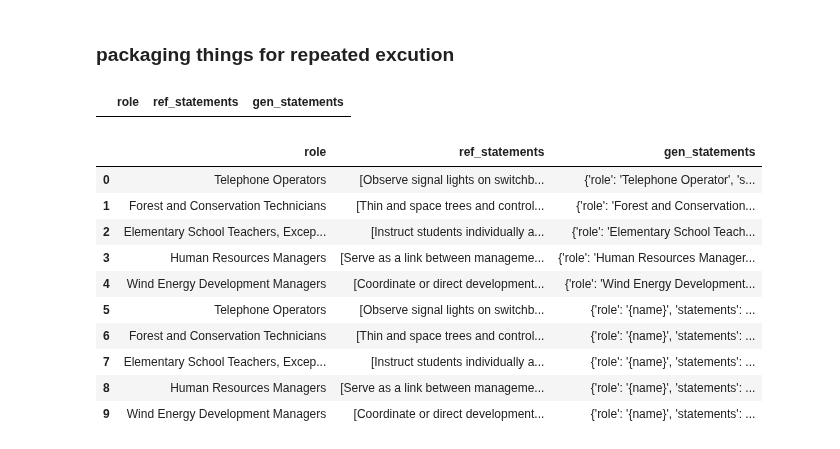
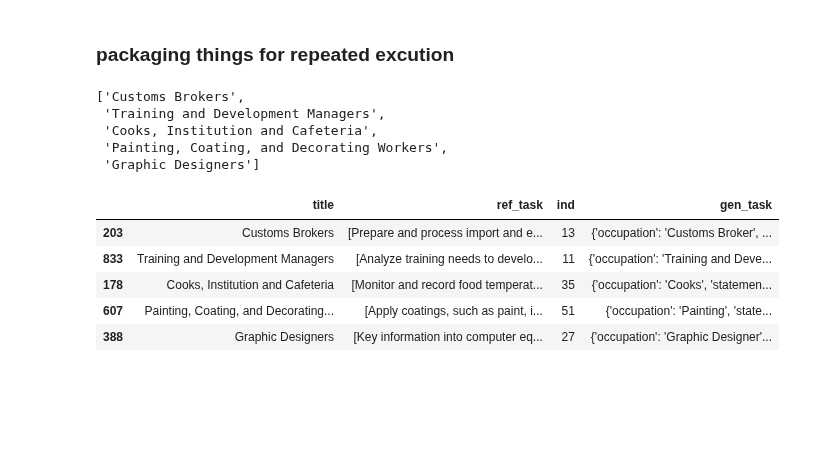
Before and after one commit to Segtanof/Teapot, a Jupyter notebook: task_match.ipynb, the cells around one changed output. Drawn from its saved outputs; the diff is of its cells as text; code cells hidden in the pictures; blank space fills up the shorter version.

Commit message:
saved observations into df

```diff
--- a/task_match.ipynb
+++ b/task_match.ipynb
@@ -61,6 +65,7 @@ test_sample_list
 # %% [markdown]
 ### set up matching function
-# %%
-def get_des (title):
-    task_list = list(job_statements.query("title == @title")["task"])
-    return task_list
+# %%
+#get reference description
+def get_des (occupation):
+    task_list = sampled_occupation.query("title == @occupation")["ref_task"].iloc[0]
+    return task_list
@@ -118,24 +151,0 @@ def parse_response(response):
-# %%
-def task_gen(title,model):
-    class job_statement(BaseModel):
-        role: str
-        statements: list[str]
-
-
-    #initialize model
-    # model= ChatOllama(model="llama3.1", temperature=1), format= 'json')
-    model= model
-
-    task = "generate "+str(len(get_des(title)))+" task statements that a {name} would perform at work."
-
-    prompt_template = ChatPromptTemplate([
-        # ("system", "your role is a {name}. Respond like a {name}."),
-        ("human","{input}")
-        ]
-    )
-    structured_llm = model.with_structured_output(schema=job_statement.model_json_schema())
-
-    prompt = prompt_template.invoke({"name": title, "input": task})
-    response = structured_llm.invoke(prompt)
-
-    return response
@@ -147,29 +152,25 @@ def add_record(occupation, ref, gen, df):
 # %% [markdown]
 ### packaging things for repeated excution
 # %%
-model = ChatOllama(model="llama3.1", temperature=1)
+model = ChatOllama(model="llama3.2", temperature=0.8)
-# %%
-data = ["role", "ref_statements", "gen_statements"]
-record = pd.DataFrame(columns=data)
-record
-# %% [output]
-|  | role | ref_statements | gen_statements |
+# %%
+test_sample_list
+# %% [output]
+['Customs Brokers',
+ 'Training and Development Managers',
+ 'Cooks, Institution and Cafeteria',
+ 'Painting, Coating, and Decorating Workers',
+ 'Graphic Designers']
 # %%
 for occu in test_sample_list:
-    reference_statements = get_des(occu)
     generated_statements = task_gen(occu, model)
-    record = add_record(occu, reference_statements, generated_statements, record)
+    trial_df.loc[trial_df["title"] == occu, "gen_task"] = [generated_statements]
 
-record
+trial_df
 # %% [output]
-|  | role | ref_statements | gen_statements |
-| 0 | Telephone Operators | [Observe signal lights on switchb... | {'role': 'Telephone Operator', 's... |
-| 1 | Forest and Conservation Technicians | [Thin and space trees and control... | {'role': 'Forest and Conservation... |
-| 2 | Elementary School Teachers, Excep... | [Instruct students individually a... | {'role': 'Elementary School Teach... |
-| 3 | Human Resources Managers | [Serve as a link between manageme... | {'role': 'Human Resources Manager... |
-| 4 | Wind Energy Development Managers | [Coordinate or direct development... | {'role': 'Wind Energy Development... |
-| 5 | Telephone Operators | [Observe signal lights on switchb... | {'role': '{name}', 'statements': ... |
-| 6 | Forest and Conservation Technicians | [Thin and space trees and control... | {'role': '{name}', 'statements': ... |
-| 7 | Elementary School Teachers, Excep... | [Instruct students individually a... | {'role': '{name}', 'statements': ... |
-| 8 | Human Resources Managers | [Serve as a link between manageme... | {'role': '{name}', 'statements': ... |
-| 9 | Wind Energy Development Managers | [Coordinate or direct development... | {'role': '{name}', 'statements': ... |
+|  | title | ref_task | ind | gen_task |
+| 203 | Customs Brokers | [Prepare and process import and e... | 13 | {'occupation': 'Customs Broker', ... |
+| 833 | Training and Development Managers | [Analyze training needs to develo... | 11 | {'occupation': 'Training and Deve... |
+| 178 | Cooks, Institution and Cafeteria | [Monitor and record food temperat... | 35 | {'occupation': 'Cooks', 'statemen... |
+| 607 | Painting, Coating, and Decorating... | [Apply coatings, such as paint, i... | 51 | {'occupation': 'Painting', 'state... |
+| 388 | Graphic Designers | [Key information into computer eq... | 27 | {'occupation': 'Graphic Designer'... |
```
Also changed, not shown: parts of 23 cells of this notebook.
